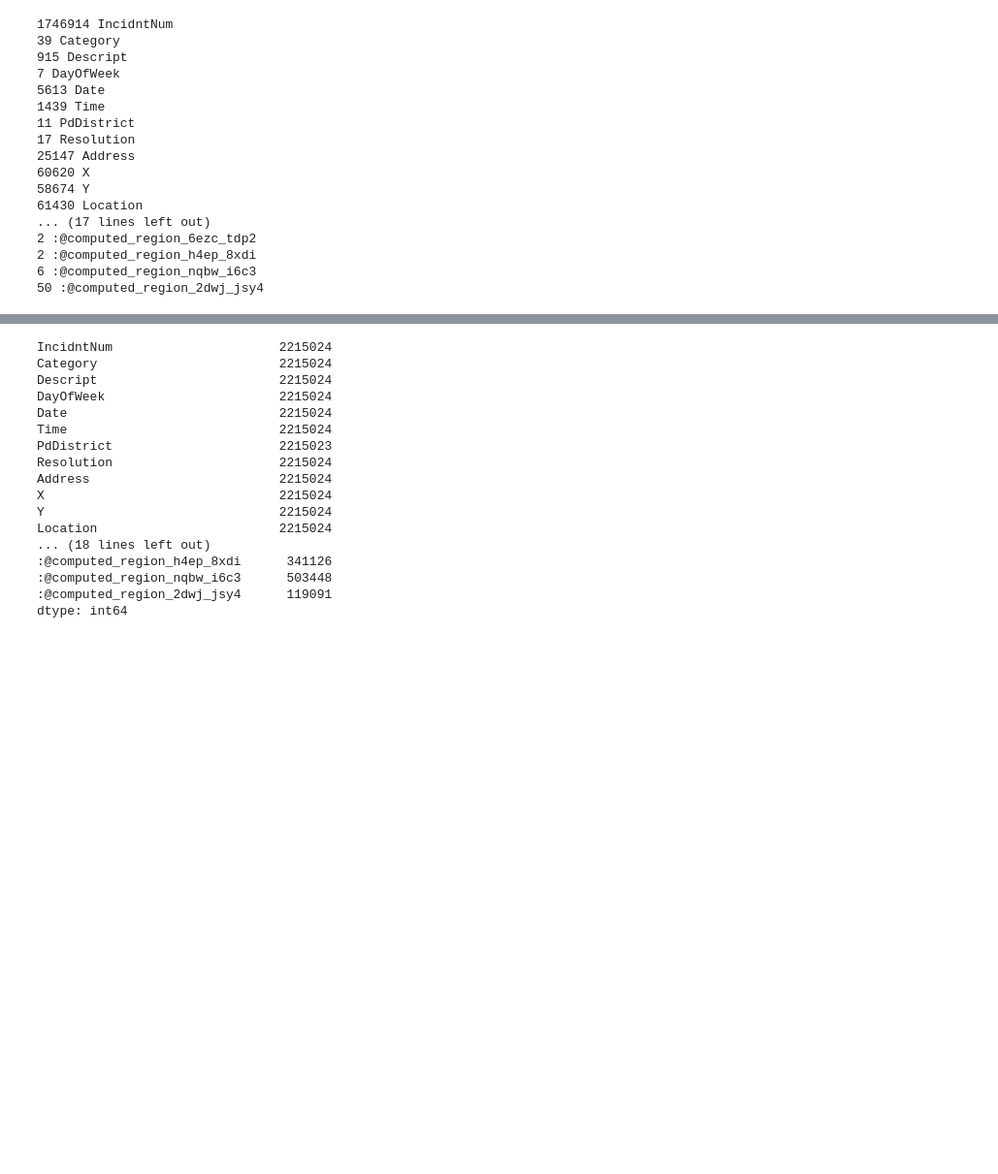
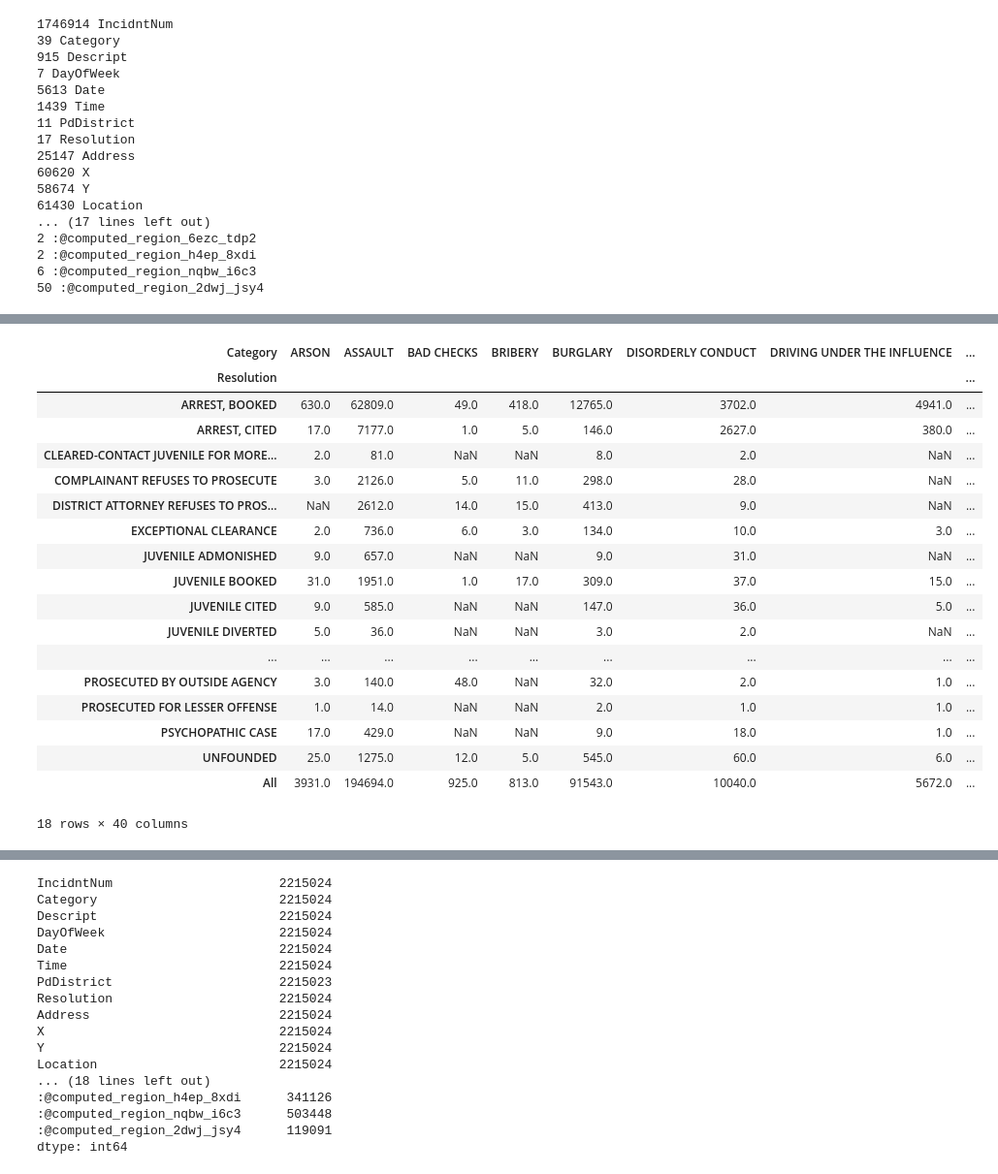
Before and after one commit to daericks/datasf, a Jupyter notebook: notebooks/initial_exploration.ipynb, the cells around one changed output, grey strips where cells are left out. Shown at 97% size. Cells and saved outputs as stored; diff of their text form; code cells hidden in the pictures; blank space fills up the shorter version.

```diff
--- a/notebooks/initial_exploration.ipynb
+++ b/notebooks/initial_exploration.ipynb
@@ -165,0 +200,22 @@ for col in df.columns:
+# %%
+df.pivot_table('IncidntNum', index='Resolution', columns='Category', aggfunc='count', margins=True)
+# %% [output]
+| Category | ARSON | ASSAULT | BAD CHECKS | BRIBERY | BURGLARY | DISORDERLY CONDUCT | DRIVING UNDER THE INFLUENCE | ... |
+| Resolution |  |  |  |  |  |  |  | ... |
+| ARREST, BOOKED | 630.0 | 62809.0 | 49.0 | 418.0 | 12765.0 | 3702.0 | 4941.0 | ... |
+| ARREST, CITED | 17.0 | 7177.0 | 1.0 | 5.0 | 146.0 | 2627.0 | 380.0 | ... |
+| CLEARED-CONTACT JUVENILE FOR MORE... | 2.0 | 81.0 | NaN | NaN | 8.0 | 2.0 | NaN | ... |
+| COMPLAINANT REFUSES TO PROSECUTE | 3.0 | 2126.0 | 5.0 | 11.0 | 298.0 | 28.0 | NaN | ... |
+| DISTRICT ATTORNEY REFUSES TO PROS... | NaN | 2612.0 | 14.0 | 15.0 | 413.0 | 9.0 | NaN | ... |
+| EXCEPTIONAL CLEARANCE | 2.0 | 736.0 | 6.0 | 3.0 | 134.0 | 10.0 | 3.0 | ... |
+| JUVENILE ADMONISHED | 9.0 | 657.0 | NaN | NaN | 9.0 | 31.0 | NaN | ... |
+| JUVENILE BOOKED | 31.0 | 1951.0 | 1.0 | 17.0 | 309.0 | 37.0 | 15.0 | ... |
+| JUVENILE CITED | 9.0 | 585.0 | NaN | NaN | 147.0 | 36.0 | 5.0 | ... |
+| JUVENILE DIVERTED | 5.0 | 36.0 | NaN | NaN | 3.0 | 2.0 | NaN | ... |
+| ... | ... | ... | ... | ... | ... | ... | ... | ... |
+| PROSECUTED BY OUTSIDE AGENCY | 3.0 | 140.0 | 48.0 | NaN | 32.0 | 2.0 | 1.0 | ... |
+| PROSECUTED FOR LESSER OFFENSE | 1.0 | 14.0 | NaN | NaN | 2.0 | 1.0 | 1.0 | ... |
+| PSYCHOPATHIC CASE | 17.0 | 429.0 | NaN | NaN | 9.0 | 18.0 | 1.0 | ... |
+| UNFOUNDED | 25.0 | 1275.0 | 12.0 | 5.0 | 545.0 | 60.0 | 6.0 | ... |
+| All | 3931.0 | 194694.0 | 925.0 | 813.0 | 91543.0 | 10040.0 | 5672.0 | ... |
+18 rows × 40 columns
```
Also changed, not shown: parts of 6 cells of this notebook.
